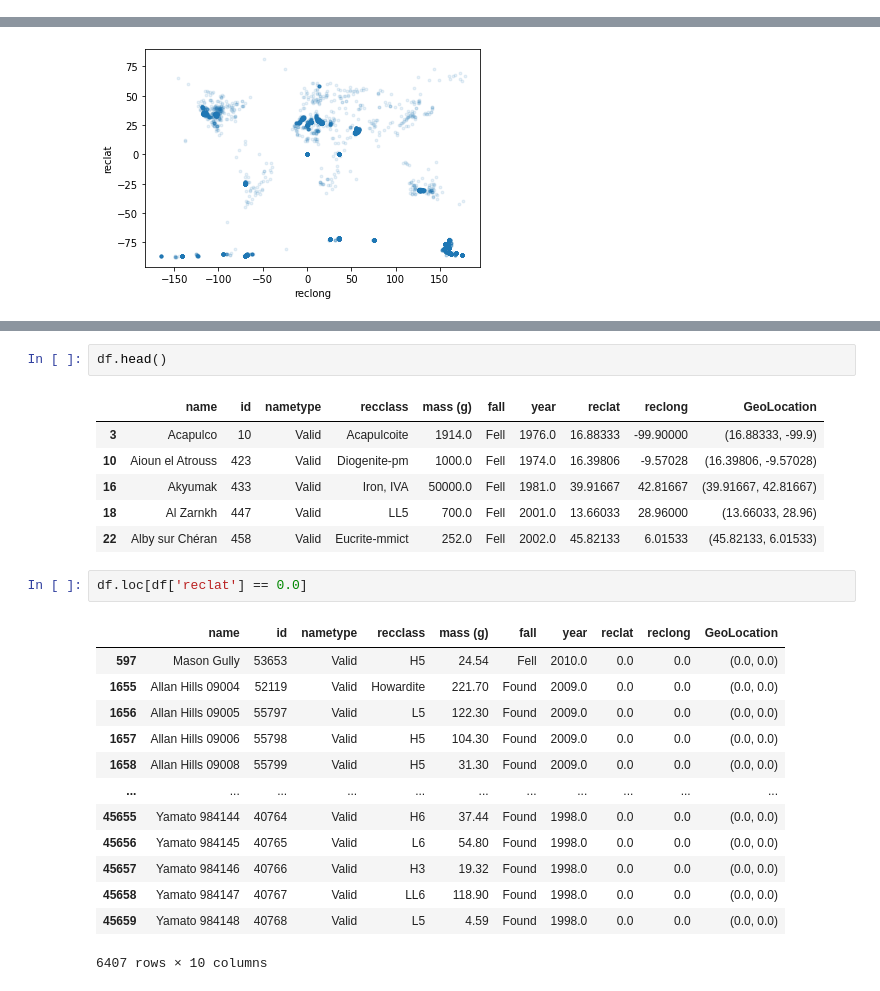
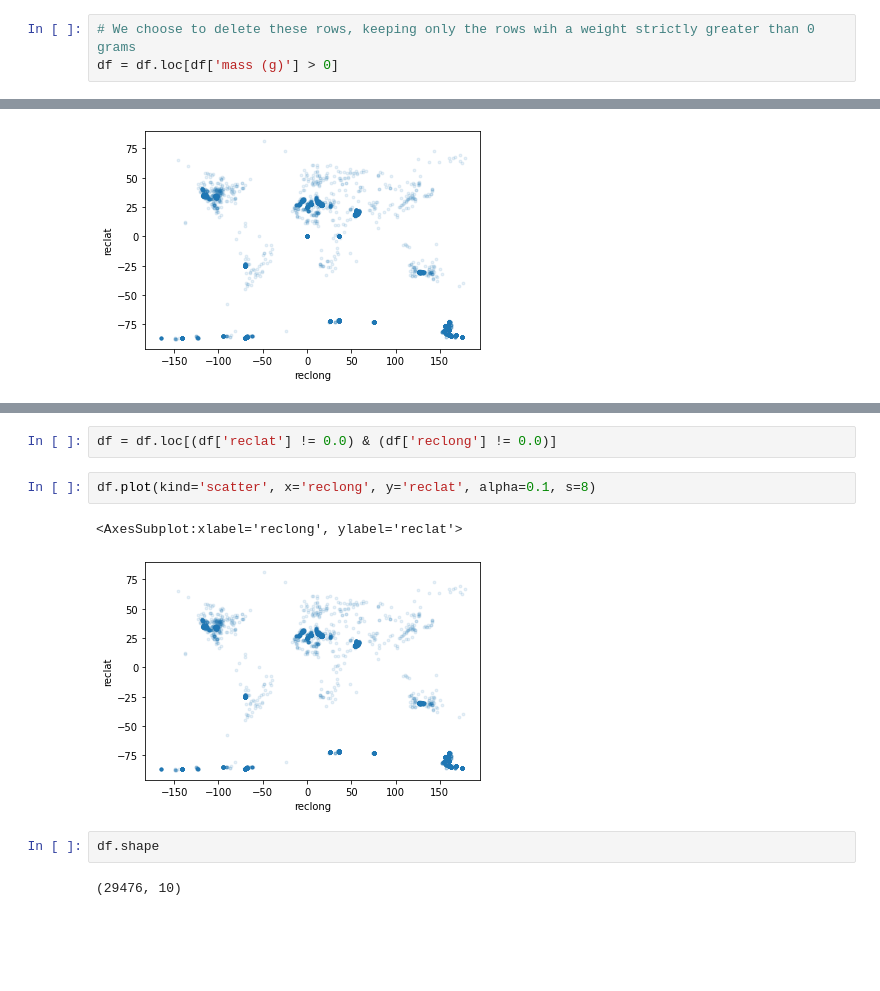
Before and after one commit to Kartmaan/Meteorite_landings, a Jupyter notebook: meteorite_landings.ipynb, the cells around one changed output, grey strips where cells are left out. Saved outputs shown, nothing was run; the diff lists cells and outputs as text; blank space fills up the shorter version.

```diff
--- a/meteorite_landings.ipynb
+++ b/meteorite_landings.ipynb
@@ -165,0 +191,3 @@ plt.scatter(x, y, s = 5)
+# %%
+# We choose to delete these rows, keeping only the rows wih a weight strictly greater than 0 grams
+df = df.loc[df['mass (g)'] > 0]
@@ -199,25 +253,11 @@ df.plot(kind='scatter', x='reclong', y='reclat', alpha=0.1, s=8)
+# %%
+df = df.loc[(df['reclat'] != 0.0) & (df['reclong'] != 0.0)]
+# %%
+df.plot(kind='scatter', x='reclong', y='reclat', alpha=0.1, s=8)
+# %% [output]
+<AxesSubplot:xlabel='reclong', ylabel='reclat'>
+[figure, added]
 # %%
-df.head()
+df.shape
 # %% [output]
-|  | name | id | nametype | recclass | mass (g) | fall | year | reclat | reclong | GeoLocation |
-| 3 | Acapulco | 10 | Valid | Acapulcoite | 1914.0 | Fell | 1976.0 | 16.88333 | -99.90000 | (16.88333, -99.9) |
-| 10 | Aioun el Atrouss | 423 | Valid | Diogenite-pm | 1000.0 | Fell | 1974.0 | 16.39806 | -9.57028 | (16.39806, -9.57028) |
-| 16 | Akyumak | 433 | Valid | Iron, IVA | 50000.0 | Fell | 1981.0 | 39.91667 | 42.81667 | (39.91667, 42.81667) |
-| 18 | Al Zarnkh | 447 | Valid | LL5 | 700.0 | Fell | 2001.0 | 13.66033 | 28.96000 | (13.66033, 28.96) |
-| 22 | Alby sur Chéran | 458 | Valid | Eucrite-mmict | 252.0 | Fell | 2002.0 | 45.82133 | 6.01533 | (45.82133, 6.01533) |
+(29476, 10)
-# %%
-df.loc[df['reclat'] == 0.0]
-# %% [output]
-|  | name | id | nametype | recclass | mass (g) | fall | year | reclat | reclong | GeoLocation |
-| 597 | Mason Gully | 53653 | Valid | H5 | 24.54 | Fell | 2010.0 | 0.0 | 0.0 | (0.0, 0.0) |
-| 1655 | Allan Hills 09004 | 52119 | Valid | Howardite | 221.70 | Found | 2009.0 | 0.0 | 0.0 | (0.0, 0.0) |
-| 1656 | Allan Hills 09005 | 55797 | Valid | L5 | 122.30 | Found | 2009.0 | 0.0 | 0.0 | (0.0, 0.0) |
-| 1657 | Allan Hills 09006 | 55798 | Valid | H5 | 104.30 | Found | 2009.0 | 0.0 | 0.0 | (0.0, 0.0) |
-| 1658 | Allan Hills 09008 | 55799 | Valid | H5 | 31.30 | Found | 2009.0 | 0.0 | 0.0 | (0.0, 0.0) |
-| ... | ... | ... | ... | ... | ... | ... | ... | ... | ... | ... |
-| 45655 | Yamato 984144 | 40764 | Valid | H6 | 37.44 | Found | 1998.0 | 0.0 | 0.0 | (0.0, 0.0) |
-| 45656 | Yamato 984145 | 40765 | Valid | L6 | 54.80 | Found | 1998.0 | 0.0 | 0.0 | (0.0, 0.0) |
-| 45657 | Yamato 984146 | 40766 | Valid | H3 | 19.32 | Found | 1998.0 | 0.0 | 0.0 | (0.0, 0.0) |
-| 45658 | Yamato 984147 | 40767 | Valid | LL6 | 118.90 | Found | 1998.0 | 0.0 | 0.0 | (0.0, 0.0) |
-| 45659 | Yamato 984148 | 40768 | Valid | L5 | 4.59 | Found | 1998.0 | 0.0 | 0.0 | (0.0, 0.0) |
-6407 rows × 10 columns
```
Also changed, not shown: parts of 17 cells of this notebook.
